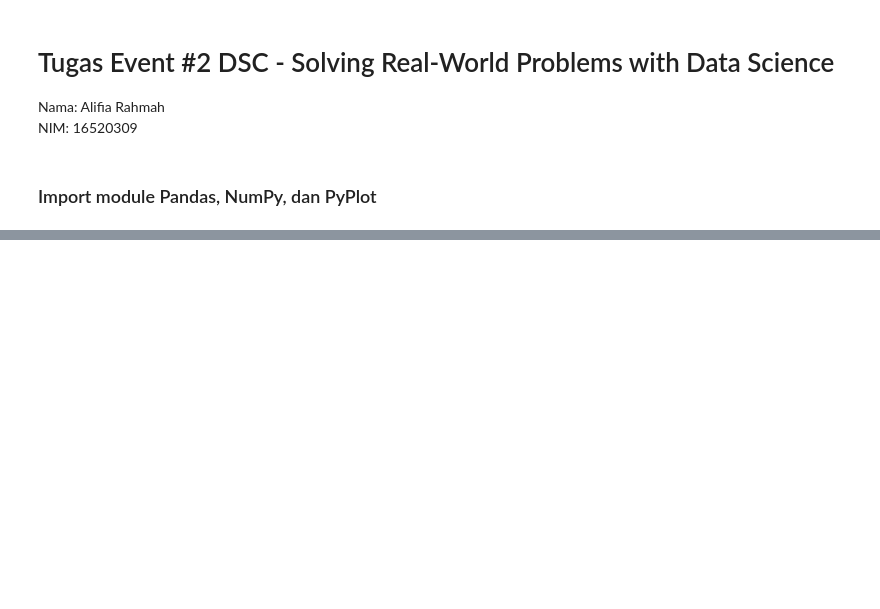
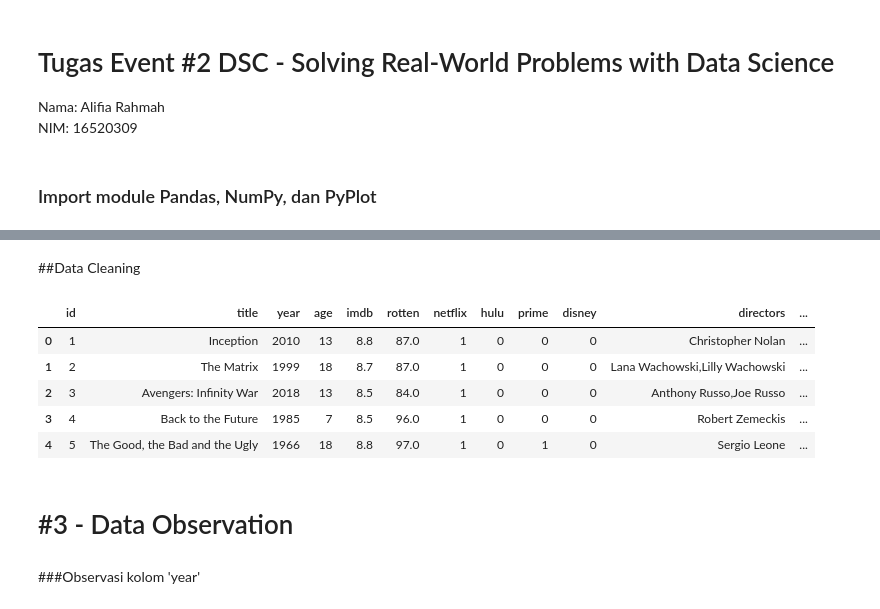
Before and after one commit to gdscitb/DSCDataScience, a Jupyter notebook: alifiarahmah/DSC_2_DataScience.ipynb, the cells around one changed output, grey strips where cells are left out. Drawn from its saved outputs; the diff is of its cells as text; code cells hidden in the pictures; blank space fills up the shorter version.

```diff
--- a/alifiarahmah/DSC_2_DataScience.ipynb
+++ b/alifiarahmah/DSC_2_DataScience.ipynb
@@ -34,0 +19,2 @@ mov.loc[2, 'title']
+# %%
+df = pd.read_csv("movies.csv")
@@ -34,0 +23,2 @@ mov.loc[2, 'title']
+# %% [markdown]
+##Data Cleaning
@@ -34,0 +40,13 @@ mov.loc[2, 'title']
+# %%
+df.head()
+# %% [output]
+|  | id | title | year | age | imdb | rotten | netflix | hulu | prime | disney | directors | ... |
+| 0 | 1 | Inception | 2010 | 13 | 8.8 | 87.0 | 1 | 0 | 0 | 0 | Christopher Nolan | ... |
+| 1 | 2 | The Matrix | 1999 | 18 | 8.7 | 87.0 | 1 | 0 | 0 | 0 | Lana Wachowski,Lilly Wachowski | ... |
+| 2 | 3 | Avengers: Infinity War | 2018 | 13 | 8.5 | 84.0 | 1 | 0 | 0 | 0 | Anthony Russo,Joe Russo | ... |
+| 3 | 4 | Back to the Future | 1985 | 7 | 8.5 | 96.0 | 1 | 0 | 0 | 0 | Robert Zemeckis | ... |
+| 4 | 5 | The Good, the Bad and the Ugly | 1966 | 18 | 8.8 | 97.0 | 1 | 0 | 1 | 0 | Sergio Leone | ... |
+# %% [markdown]
+# \#3 - Data Observation
+# %% [markdown]
+###Observasi kolom 'year'
```
Also changed, not shown: parts of 48 cells of this notebook.
